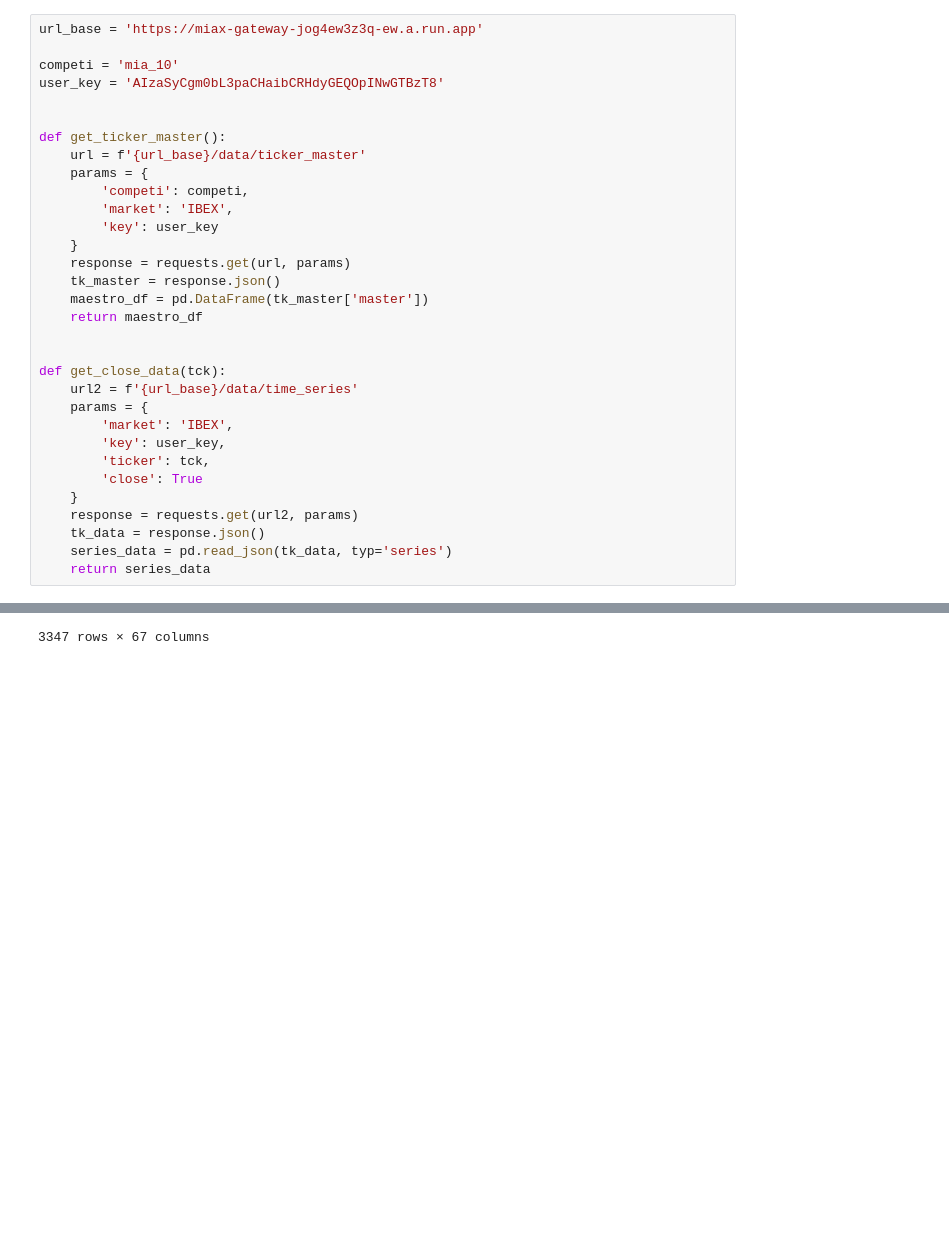
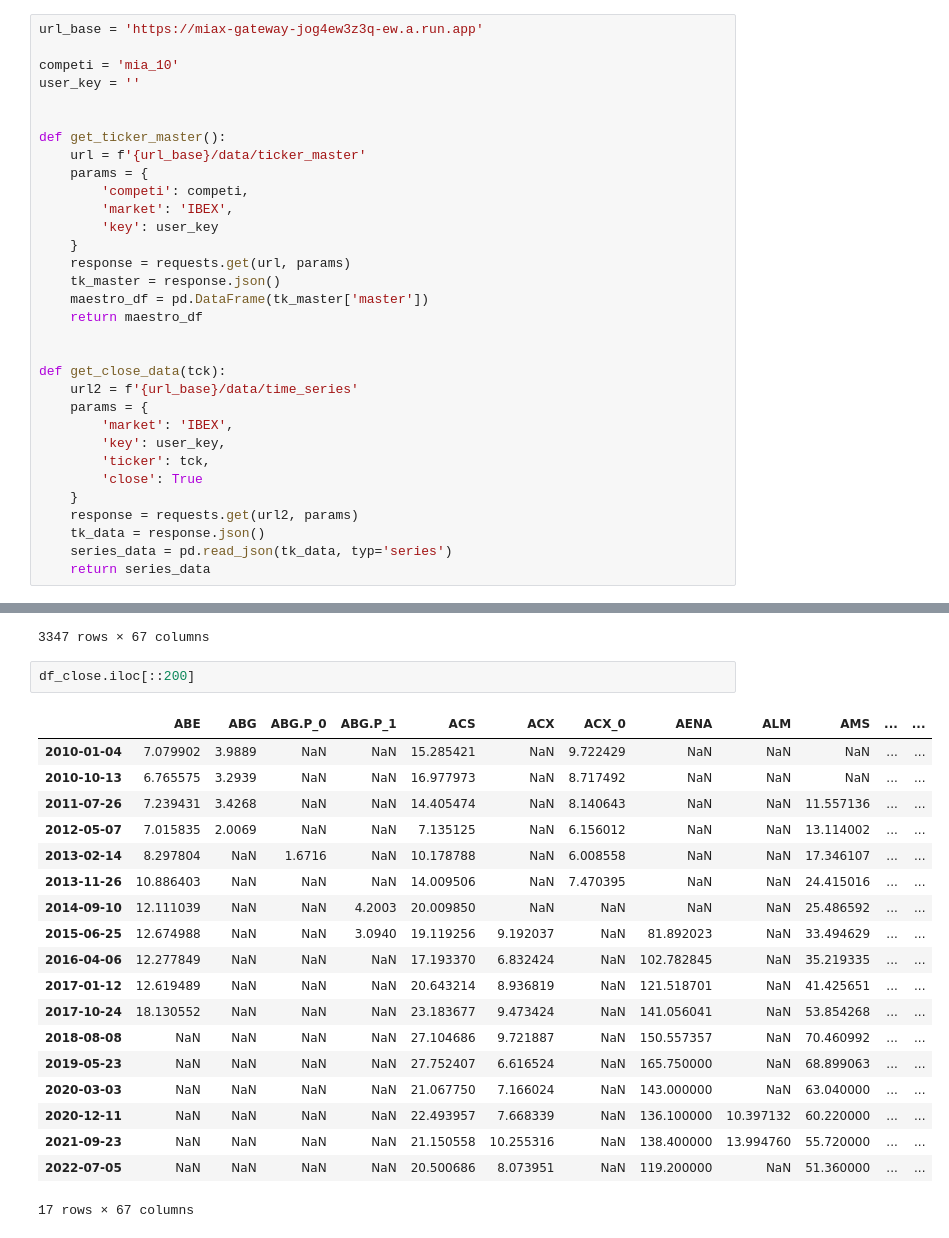
Before and after one commit to fernandodelacalle/miax-product, a Jupyter notebook: API_Practica/ejercicios/ejercicio_algos.ipynb, the cells around one changed output, grey strips where cells are left out. Drawn from its saved outputs; the diff is of its cells as text; blank space fills up the shorter version.

```diff
--- a/API_Practica/ejercicios/ejercicio_algos.ipynb
+++ b/API_Practica/ejercicios/ejercicio_algos.ipynb
@@ -21,7 +21,7 @@ import requests, json
 url_base = 'https://miax-gateway-jog4ew3z3q-ew.a.run.app'
 
 competi = 'mia_10'
-user_key = 'AIzaSyCgm0bL3paCHaibCRHdyGEQOpINwGTBzT8'
+user_key = ''
 
 
 def get_ticker_master():
@@ -109,3 +109,25 @@ df_close
 | 2023-01-25 | NaN | NaN | NaN | NaN | 26.960000 | 9.9000 | NaN | 141.30 | NaN | 58.52 | ... | ... |
 | 2023-01-26 | NaN | NaN | NaN | NaN | 27.050000 | 9.9460 | NaN | 140.20 | NaN | 58.02 | ... | ... |
 3347 rows × 67 columns
+# %%
+df_close.iloc[::200]
+# %% [output]
+|  | ABE | ABG | ABG.P_0 | ABG.P_1 | ACS | ACX | ACX_0 | AENA | ALM | AMS | ... | ... |
+| 2010-01-04 | 7.079902 | 3.9889 | NaN | NaN | 15.285421 | NaN | 9.722429 | NaN | NaN | NaN | ... | ... |
+| 2010-10-13 | 6.765575 | 3.2939 | NaN | NaN | 16.977973 | NaN | 8.717492 | NaN | NaN | NaN | ... | ... |
+| 2011-07-26 | 7.239431 | 3.4268 | NaN | NaN | 14.405474 | NaN | 8.140643 | NaN | NaN | 11.557136 | ... | ... |
+| 2012-05-07 | 7.015835 | 2.0069 | NaN | NaN | 7.135125 | NaN | 6.156012 | NaN | NaN | 13.114002 | ... | ... |
+| 2013-02-14 | 8.297804 | NaN | 1.6716 | NaN | 10.178788 | NaN | 6.008558 | NaN | NaN | 17.346107 | ... | ... |
+| 2013-11-26 | 10.886403 | NaN | NaN | NaN | 14.009506 | NaN | 7.470395 | NaN | NaN | 24.415016 | ... | ... |
+| 2014-09-10 | 12.111039 | NaN | NaN | 4.2003 | 20.009850 | NaN | NaN | NaN | NaN | 25.486592 | ... | ... |
+| 2015-06-25 | 12.674988 | NaN | NaN | 3.0940 | 19.119256 | 9.192037 | NaN | 81.892023 | NaN | 33.494629 | ... | ... |
+| 2016-04-06 | 12.277849 | NaN | NaN | NaN | 17.193370 | 6.832424 | NaN | 102.782845 | NaN | 35.219335 | ... | ... |
+| 2017-01-12 | 12.619489 | NaN | NaN | NaN | 20.643214 | 8.936819 | NaN | 121.518701 | NaN | 41.425651 | ... | ... |
+| 2017-10-24 | 18.130552 | NaN | NaN | NaN | 23.183677 | 9.473424 | NaN | 141.056041 | NaN | 53.854268 | ... | ... |
+| 2018-08-08 | NaN | NaN | NaN | NaN | 27.104686 | 9.721887 | NaN | 150.557357 | NaN | 70.460992 | ... | ... |
+| 2019-05-23 | NaN | NaN | NaN | NaN | 27.752407 | 6.616524 | NaN | 165.750000 | NaN | 68.899063 | ... | ... |
+| 2020-03-03 | NaN | NaN | NaN | NaN | 21.067750 | 7.166024 | NaN | 143.000000 | NaN | 63.040000 | ... | ... |
+| 2020-12-11 | NaN | NaN | NaN | NaN | 22.493957 | 7.668339 | NaN | 136.100000 | 10.397132 | 60.220000 | ... | ... |
+| 2021-09-23 | NaN | NaN | NaN | NaN | 21.150558 | 10.255316 | NaN | 138.400000 | 13.994760 | 55.720000 | ... | ... |
+| 2022-07-05 | NaN | NaN | NaN | NaN | 20.500686 | 8.073951 | NaN | 119.200000 | NaN | 51.360000 | ... | ... |
+17 rows × 67 columns
```
Also changed, not shown: parts of 1 cell of this notebook.
